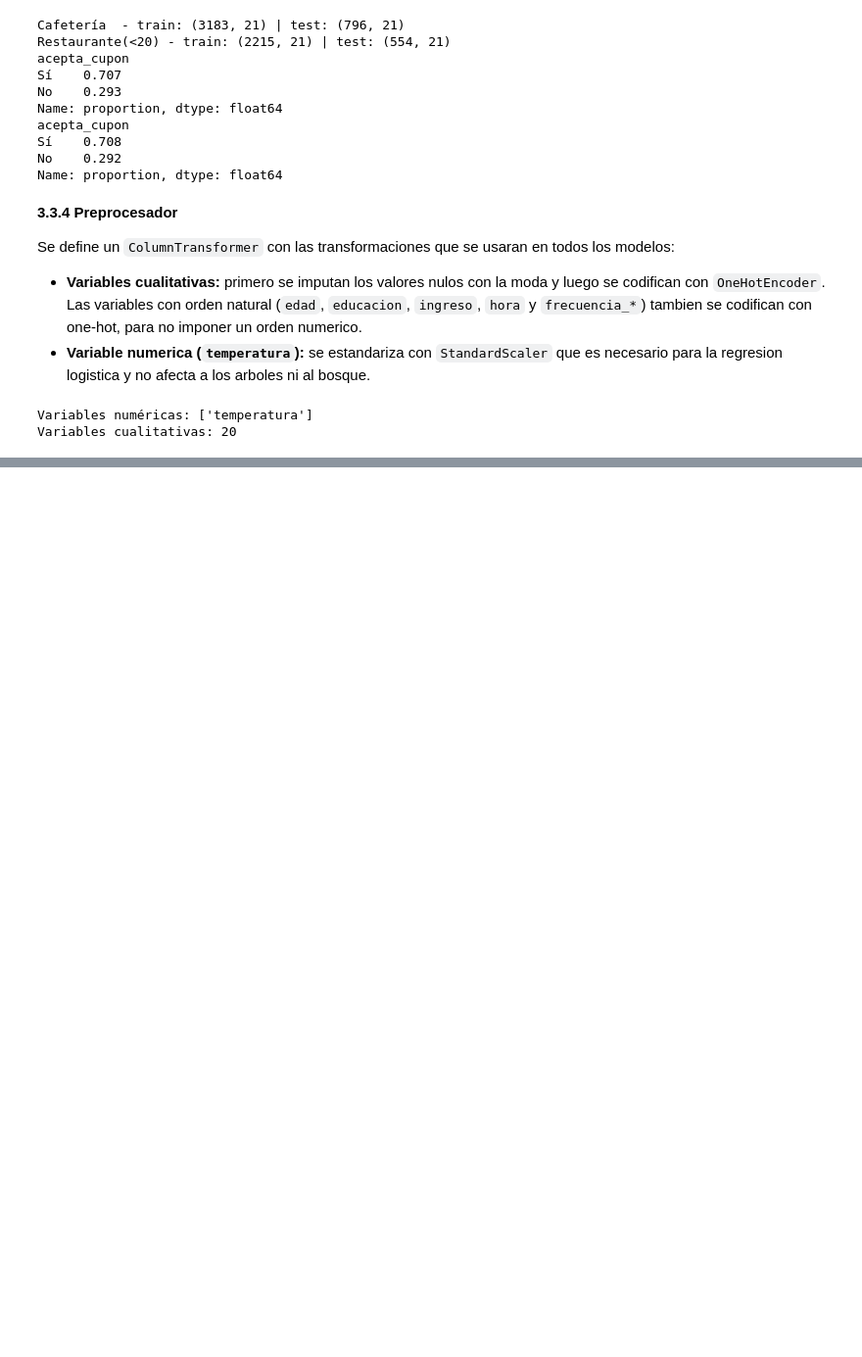
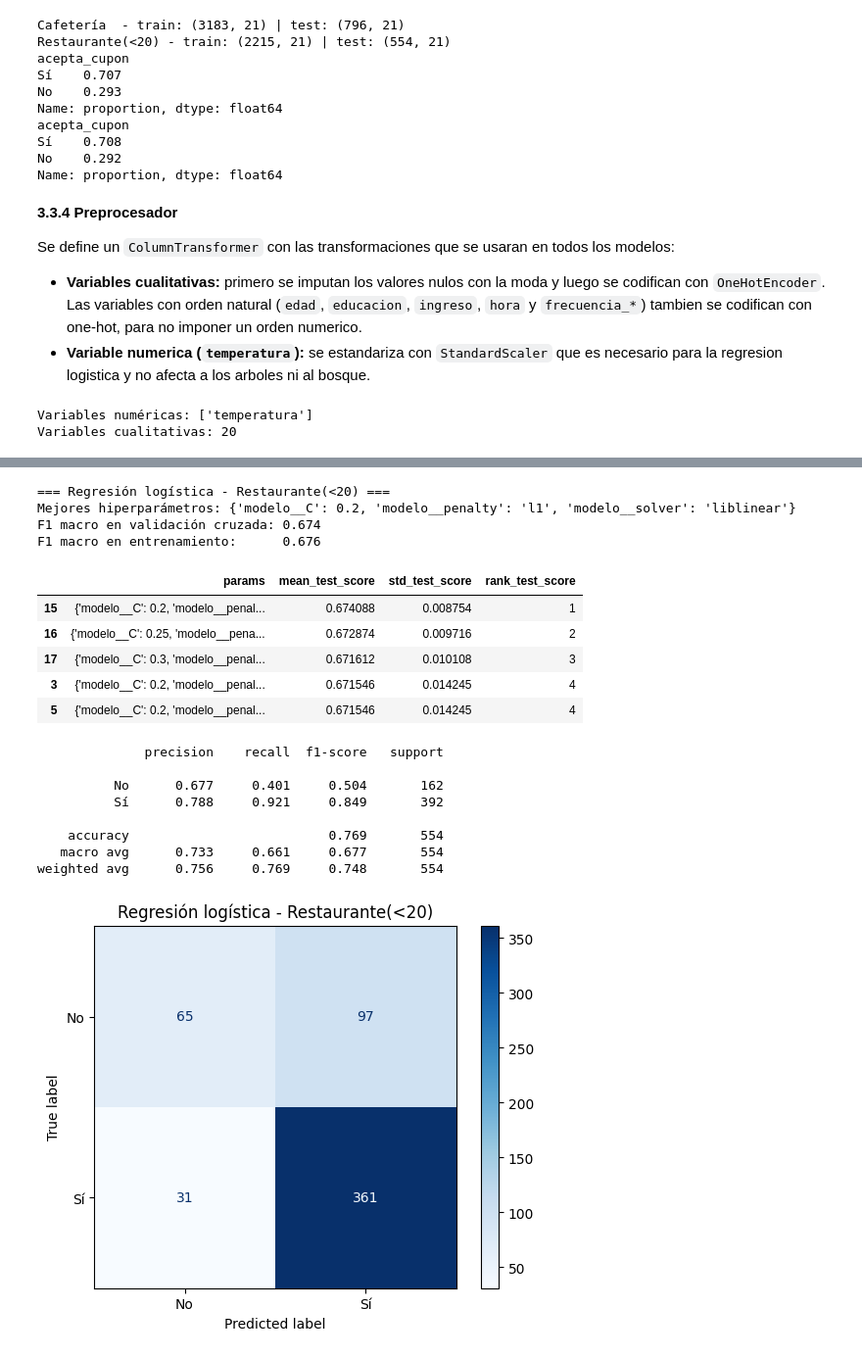
Before and after one commit to samuelmolinal/Lab3-ML, a Jupyter notebook: Laboratorio 3 - Clasificación.ipynb, the cells around one changed output, grey strips where cells are left out. Shown at 98% size. Cells and saved outputs as stored; diff of their text form; code cells hidden in the pictures; blank space fills up the shorter version.

```diff
--- a/Laboratorio 3 - Clasificación.ipynb
+++ b/Laboratorio 3 - Clasificación.ipynb
@@ -561,0 +695,23 @@ Variables cualitativas: 20
+# %%
+gs_lr_rest = entrenar_y_evaluar('Restaurante(<20)', 'Regresión logística', pipe_lr, param_grid_lr,
+                                (X_rest_train, X_rest_test, y_rest_train, y_rest_test))
+# %% [output]
+=== Regresión logística - Restaurante(<20) ===
+Mejores hiperparámetros: {'modelo__C': 0.2, 'modelo__penalty': 'l1', 'modelo__solver': 'liblinear'}
+F1 macro en validación cruzada: 0.674
+F1 macro en entrenamiento:      0.676
+|  | params | mean_test_score | std_test_score | rank_test_score |
+| 15 | {'modelo__C': 0.2, 'modelo__penal... | 0.674088 | 0.008754 | 1 |
+| 16 | {'modelo__C': 0.25, 'modelo__pena... | 0.672874 | 0.009716 | 2 |
+| 17 | {'modelo__C': 0.3, 'modelo__penal... | 0.671612 | 0.010108 | 3 |
+| 3 | {'modelo__C': 0.2, 'modelo__penal... | 0.671546 | 0.014245 | 4 |
+| 5 | {'modelo__C': 0.2, 'modelo__penal... | 0.671546 | 0.014245 | 4 |
+              precision    recall  f1-score   support
+
+          No      0.677     0.401     0.504       162
+          Sí      0.788     0.921     0.849       392
+
+    accuracy                          0.769       554
+   macro avg      0.733     0.661     0.677       554
+weighted avg      0.756     0.769     0.748       554
+[figure, added]
```
Also changed, not shown: parts of 18 cells of this notebook.
